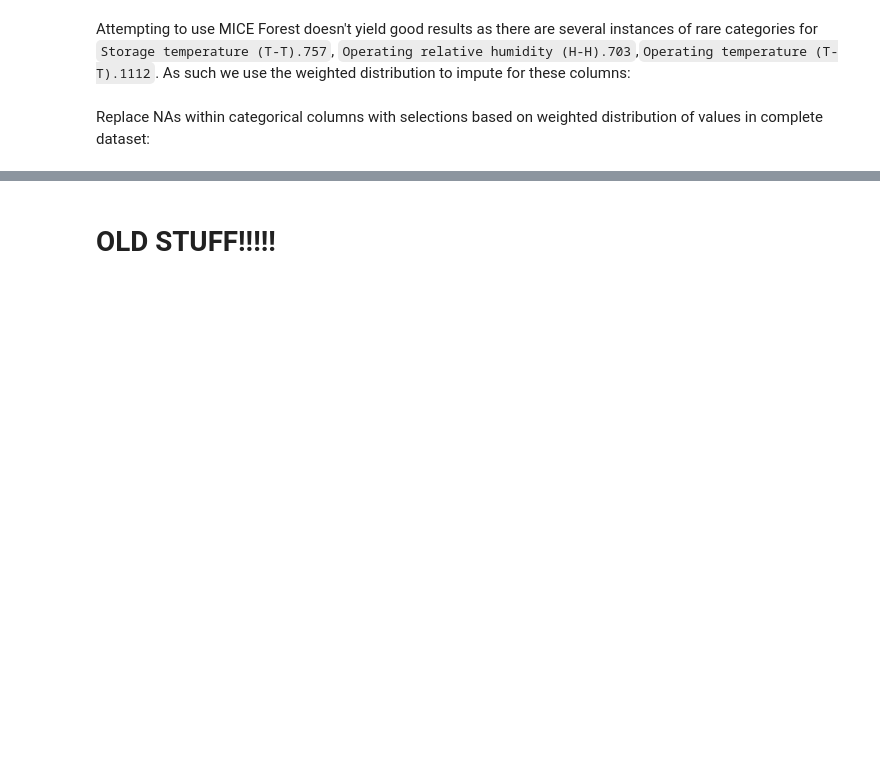
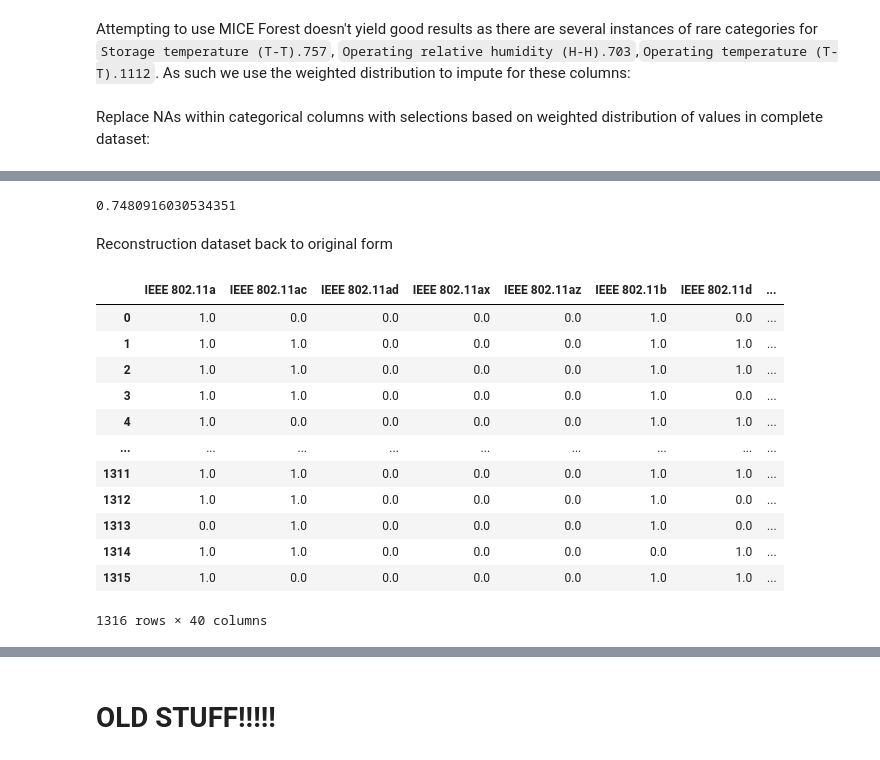
Before and after one commit to bigarabuza/StiboSystems, a Jupyter notebook: IceCat Full/analysis_ice_cat_full.ipynb, the cells around one changed output, grey strips where cells are left out. Cells and saved outputs as stored; diff of their text form; code cells hidden in the pictures; blank space fills up the shorter version.

Commit message:
finally finished undummifying data

```diff
--- a/IceCat Full/analysis_ice_cat_full.ipynb
+++ b/IceCat Full/analysis_ice_cat_full.ipynb
@@ -437,0 +400,29 @@ idx_nan = np.where(xgdata_mice_forest_amp["WPA2"].isnull())[0]
+# %%
+idx = get_na_idx_by_col(xgdata_mice_forest_amp)["Maximum data transfer rate.1165"]
+actual = xgdata_mice_forest.reset_index()["Maximum data transfer rate.1165"].iloc[idx]
+imputed = xgdata_complete["Maximum data transfer rate.1165"].iloc[idx]
+
+
+sum(1 for act, imp in zip(actual, imputed) if act == imp) / float(len(actual))
+
+# sum(1 for x, y in zip(xgdata_mice_actual, xgdata_mice_imputed) if x == y) / float(len(xgdata_mice_actual))
+# %% [output]
+0.7480916030534351
+# %% [markdown]
+Reconstruction dataset back to original form
+# %%
+xgdata_complete.filter(regex="IEEE.*")
+# %% [output]
+|  | IEEE 802.11a | IEEE 802.11ac | IEEE 802.11ad | IEEE 802.11ax | IEEE 802.11az | IEEE 802.11b | IEEE 802.11d | ... |
+| 0 | 1.0 | 0.0 | 0.0 | 0.0 | 0.0 | 1.0 | 0.0 | ... |
+| 1 | 1.0 | 1.0 | 0.0 | 0.0 | 0.0 | 1.0 | 1.0 | ... |
+| 2 | 1.0 | 1.0 | 0.0 | 0.0 | 0.0 | 1.0 | 1.0 | ... |
+| 3 | 1.0 | 1.0 | 0.0 | 0.0 | 0.0 | 1.0 | 0.0 | ... |
+| 4 | 1.0 | 0.0 | 0.0 | 0.0 | 0.0 | 1.0 | 1.0 | ... |
+| ... | ... | ... | ... | ... | ... | ... | ... | ... |
+| 1311 | 1.0 | 1.0 | 0.0 | 0.0 | 0.0 | 1.0 | 1.0 | ... |
+| 1312 | 1.0 | 1.0 | 0.0 | 0.0 | 0.0 | 1.0 | 0.0 | ... |
+| 1313 | 0.0 | 1.0 | 0.0 | 0.0 | 0.0 | 1.0 | 0.0 | ... |
+| 1314 | 1.0 | 1.0 | 0.0 | 0.0 | 0.0 | 0.0 | 1.0 | ... |
+| 1315 | 1.0 | 0.0 | 0.0 | 0.0 | 0.0 | 1.0 | 1.0 | ... |
+1316 rows × 40 columns
```
Also changed, not shown: parts of 26 cells of this notebook.
